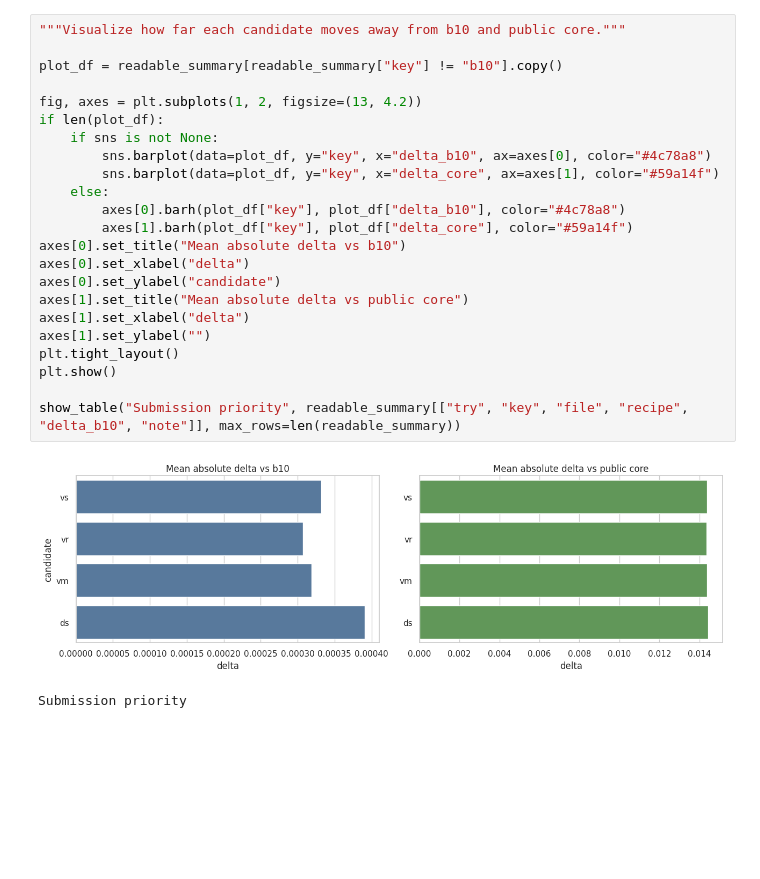
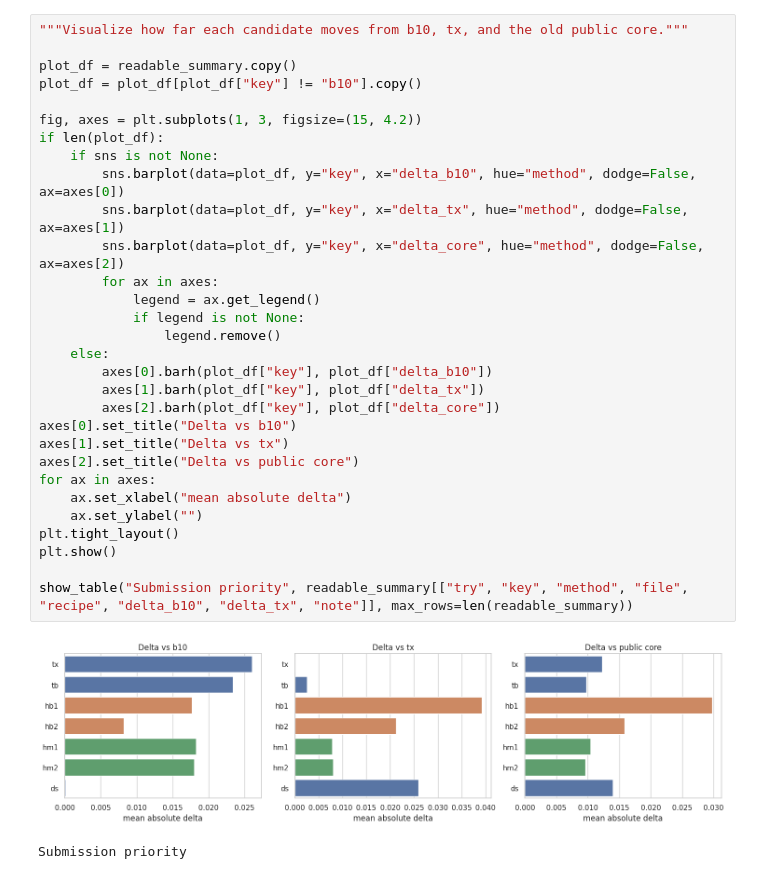
Before and after one commit to FlexonaFFt/MLKaggleTasks, a Jupyter notebook: PredictingPitStop/blender.ipynb, the cells around one changed output. Drawn from its saved outputs; the diff is of its cells as text; blank space fills up the shorter version.

Commit message:
add new data & init hblend

```diff
--- a/PredictingPitStop/blender.ipynb
+++ b/PredictingPitStop/blender.ipynb
@@ -466,26 +481,33 @@ The candidates are intentionally very close to `b10`. The chart is used only to
 # %%
-"""Visualize how far each candidate moves away from b10 and public core."""
+"""Visualize how far each candidate moves from b10, tx, and the old public core."""
 
-plot_df = readable_summary[readable_summary["key"] != "b10"].copy()
+plot_df = readable_summary.copy()
+plot_df = plot_df[plot_df["key"] != "b10"].copy()
 
-fig, axes = plt.subplots(1, 2, figsize=(13, 4.2))
+fig, axes = plt.subplots(1, 3, figsize=(15, 4.2))
 if len(plot_df):
     if sns is not None:
-        sns.barplot(data=plot_df, y="key", x="delta_b10", ax=axes[0], color="#4c78a8")
-        sns.barplot(data=plot_df, y="key", x="delta_core", ax=axes[1], color="#59a14f")
+        sns.barplot(data=plot_df, y="key", x="delta_b10", hue="method", dodge=False, ax=axes[0])
+        sns.barplot(data=plot_df, y="key", x="delta_tx", hue="method", dodge=False, ax=axes[1])
+        sns.barplot(data=plot_df, y="key", x="delta_core", hue="method", dodge=False, ax=axes[2])
+        for ax in axes:
+            legend = ax.get_legend()
+            if legend is not None:
+                legend.remove()
     else:
-        axes[0].barh(plot_df["key"], plot_df["delta_b10"], color="#4c78a8")
-        axes[1].barh(plot_df["key"], plot_df["delta_core"], color="#59a14f")
-axes[0].set_title("Mean absolute delta vs b10")
-axes[0].set_xlabel("delta")
-axes[0].set_ylabel("candidate")
-axes[1].set_title("Mean absolute delta vs public core")
-axes[1].set_xlabel("delta")
-axes[1].set_ylabel("")
+        axes[0].barh(plot_df["key"], plot_df["delta_b10"])
+        axes[1].barh(plot_df["key"], plot_df["delta_tx"])
+        axes[2].barh(plot_df["key"], plot_df["delta_core"])
+axes[0].set_title("Delta vs b10")
+axes[1].set_title("Delta vs tx")
+axes[2].set_title("Delta vs public core")
+for ax in axes:
+    ax.set_xlabel("mean absolute delta")
+    ax.set_ylabel("")
 plt.tight_layout()
 plt.show()
 
-show_table("Submission priority", readable_summary[["try", "key", "file", "recipe", "delta_b10", "note"]], max_rows=len(readable_summary))
+show_table("Submission priority", readable_summary[["try", "key", "method", "file", "recipe", "delta_b10", "delta_tx", "note"]], max_rows=len(readable_summary))
 # %% [output]
-[figure, old version]
+[figure, new version]
 Submission priority
```
Also changed, not shown: parts of 15 cells of this notebook.
